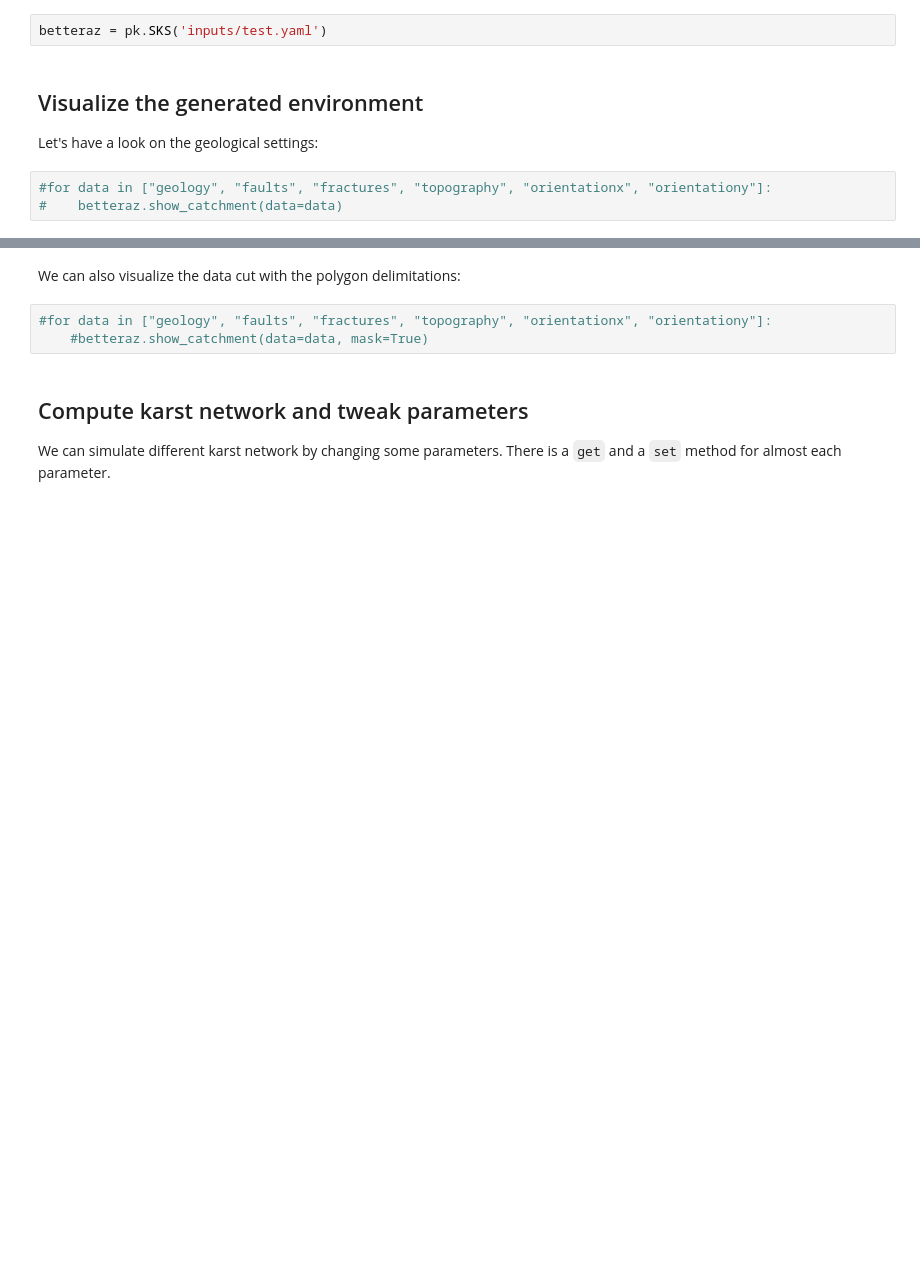
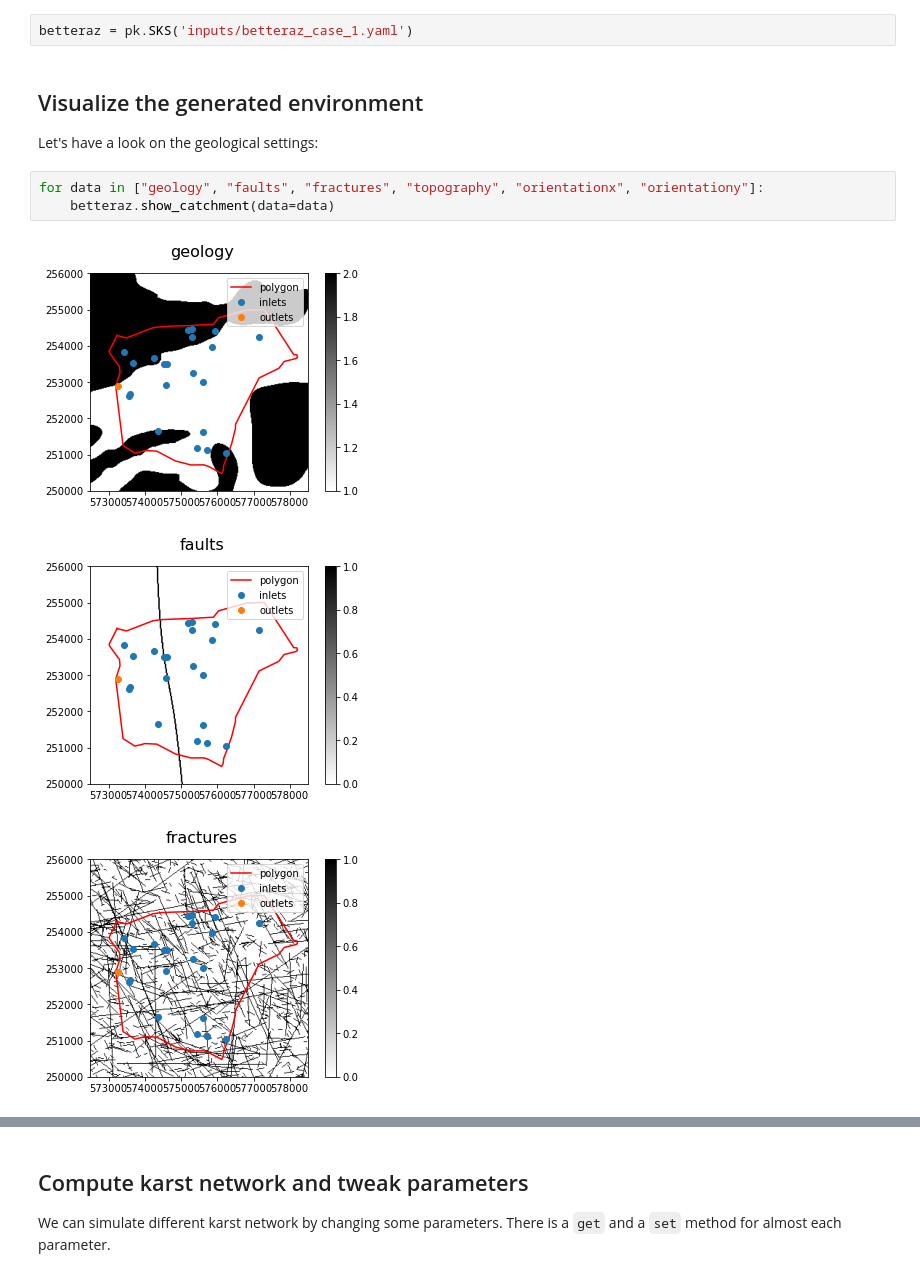
Before and after one commit to randlab/pyKasso, a Jupyter notebook: notebooks/examples/example_02_Betteraz_site.ipynb, the cells around one changed output, grey strips where cells are left out. Saved outputs shown, nothing was run; the diff lists cells and outputs as text; blank space fills up the shorter version.

```diff
--- a/notebooks/examples/example_02_Betteraz_site.ipynb
+++ b/notebooks/examples/example_02_Betteraz_site.ipynb
@@ -25,12 +25,16 @@ The function created a directory named ``inputs``. Inside, we can find all the s
 
 We can now create an instance of the ``SKS`` class and give the relative path of a settings file.
 # %%
-betteraz = pk.SKS('inputs/test.yaml')
+betteraz = pk.SKS('inputs/betteraz_case_1.yaml')
 # %% [markdown]
 Visualize the generated environment
 -------------------------------------
 
 Let's have a look on the geological settings:
 # %%
-#for data in ["geology", "faults", "fractures", "topography", "orientationx", "orientationy"]:
-#    betteraz.show_catchment(data=data)
+for data in ["geology", "faults", "fractures", "topography", "orientationx", "orientationy"]:
+    betteraz.show_catchment(data=data)
+# %% [output]
+[figure, added]
+[figure, added]
+[figure, added]
@@ -37,8 +44,3 @@ Let's have a look on the geological settings:
-# %% [markdown]
-We can also visualize the data cut with the polygon delimitations:
-# %%
-#for data in ["geology", "faults", "fractures", "topography", "orientationx", "orientationy"]:
-    #betteraz.show_catchment(data=data, mask=True)
 # %% [markdown]
 Compute karst network and tweak parameters
 ------------------------------------------
```
Also changed, not shown: parts of 9 cells of this notebook, 27 other files.
